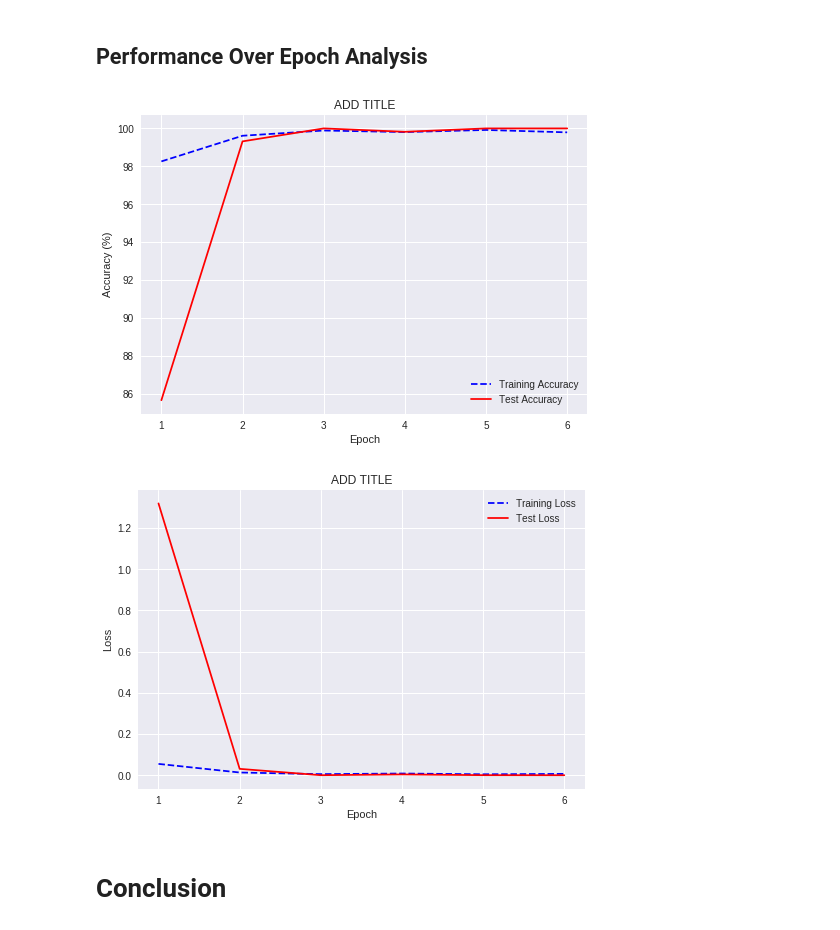
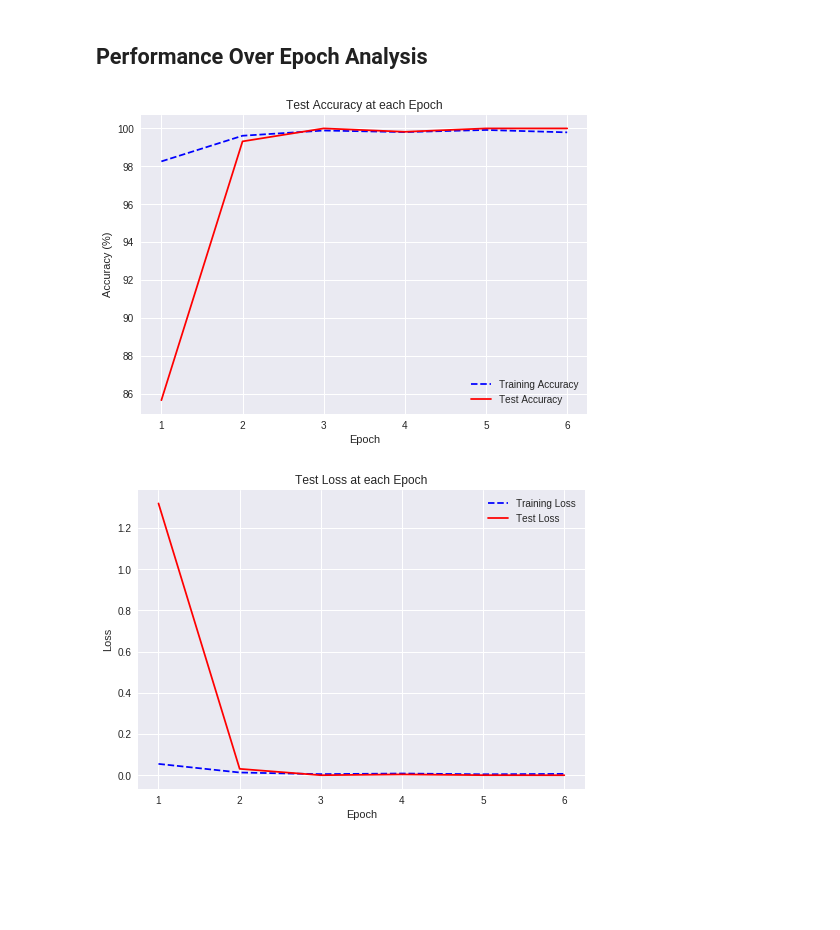
Before and after one commit to Andrew-Mackay/building_classifier, a Jupyter notebook: notebooks/AX-2019.ipynb, the cells around one changed output. Saved outputs shown, nothing was run; the diff lists cells and outputs as text; code cells hidden in the pictures; blank space fills up the shorter version.

```diff
--- a/notebooks/AX-2019.ipynb
+++ b/notebooks/AX-2019.ipynb
@@ -1499,17 +1508,3 @@ plt.title("Validation Accuracy")
 plt.show()
 # %% [output]
 [figure]
-# %%
-with open(RESULTS_PATH_REG + "bn_ex.pkl", 'rb') as results_file:
-    bn_ex = pickle.load(results_file)
-
-model_bn_ex = np.array(bn_ex["history"]["val_loss"]) * 100
-
-epoch_count = range(1, len(model_bn_ex) + 1)
-plt.plot(epoch_count, model_bn_ex, label="Batch Normalization", marker='X', markersize=6)
-
-plt.legend()
-plt.xlabel('Epoch')
-plt.ylabel("Loss")
-plt.title("Validation Loss")
-plt.show()
@@ -1841,10 +1859,8 @@ plot_confusion_matrix(results["confusion_matrix"], confusion_labels,
 # %% [markdown]
 ## Performance Over Epoch Analysis
 # %%
-plot_accuracy(results["history"], "ADD TITLE")
-plot_loss(results["history"], "ADD TITLE")
+plot_accuracy(results["history"], "Test Accuracy at each Epoch")
+plot_loss(results["history"], "Test Loss at each Epoch")
 # %% [output]
-[figure, old version]
+[figure, new version]
-[figure, old version]
+[figure, new version]
-# %% [markdown]
-# Conclusion
```
Also changed, not shown: parts of 43 cells of this notebook.
